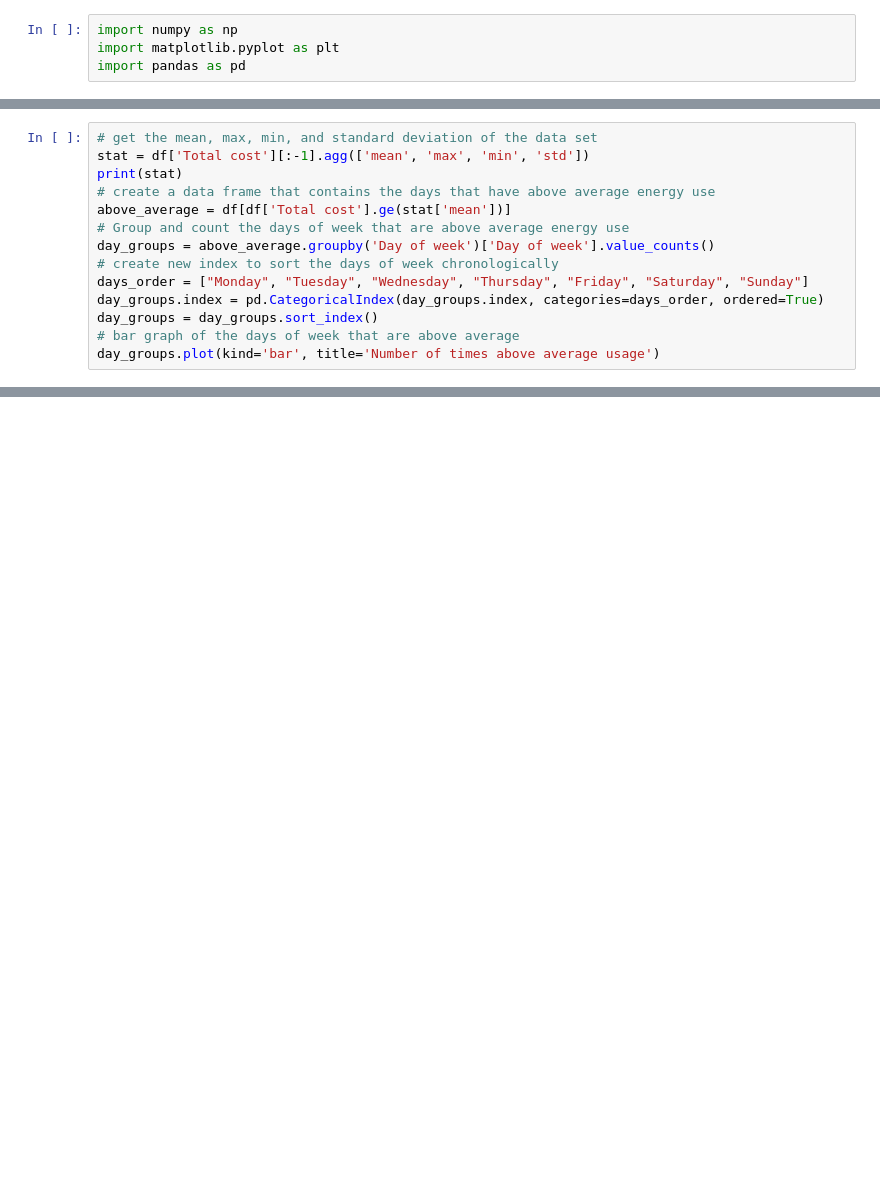
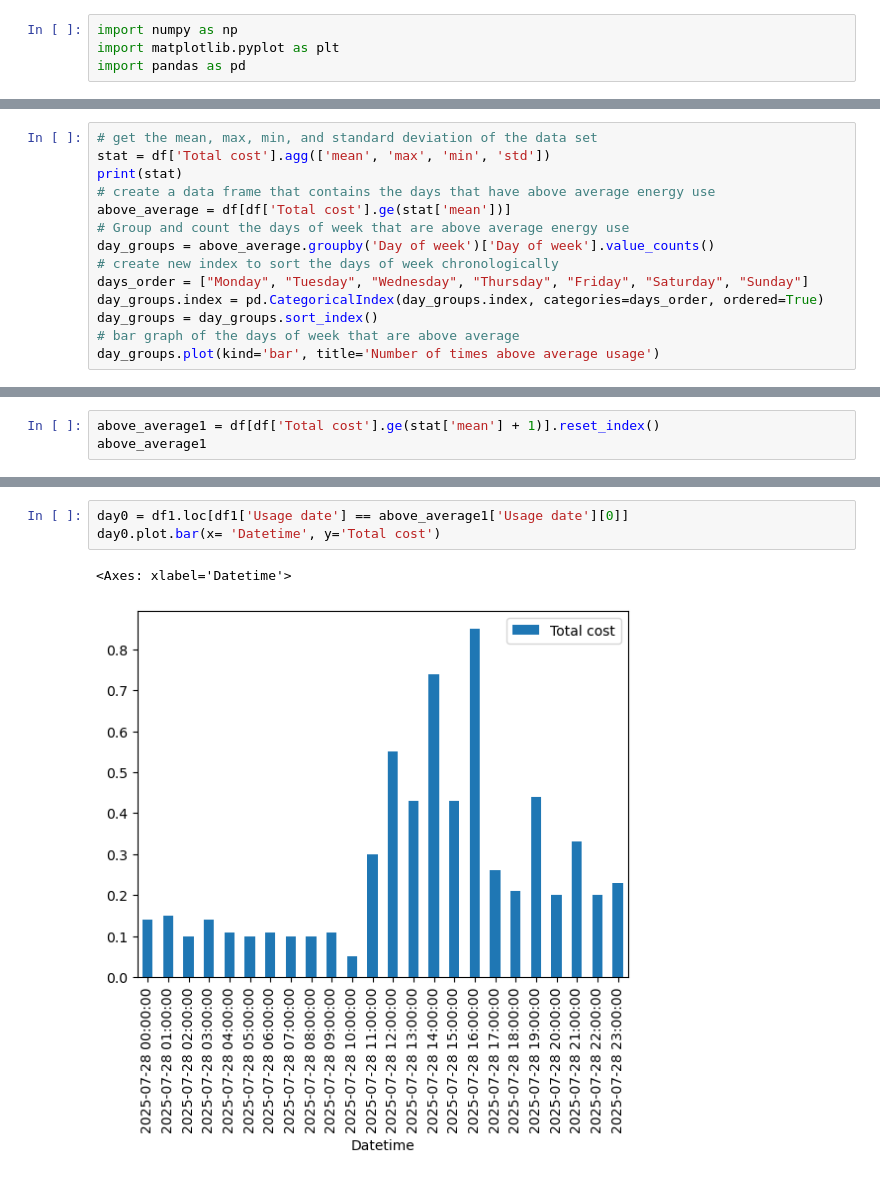
Before and after one commit to Natethanielr/custom_srp_dashboard, a Jupyter notebook: srp/srp.ipynb, the cells around one changed output, grey strips where cells are left out. Cells and saved outputs as stored; diff of their text form; blank space fills up the shorter version.

```diff
--- a/srp/srp.ipynb
+++ b/srp/srp.ipynb
@@ -51,6 +53,6 @@ ax1.legend()
 # %%
 # get the mean, max, min, and standard deviation of the data set
-stat = df['Total cost'][:-1].agg(['mean', 'max', 'min', 'std'])
+stat = df['Total cost'].agg(['mean', 'max', 'min', 'std'])
 print(stat)
 # create a data frame that contains the days that have above average energy use
 above_average = df[df['Total cost'].ge(stat['mean'])]
@@ -101,0 +118,3 @@ df1.head()
+# %%
+above_average1 = df[df['Total cost'].ge(stat['mean'] + 1)].reset_index()
+above_average1
@@ -101,0 +129,6 @@ df1.head()
+# %%
+day0 = df1.loc[df1['Usage date'] == above_average1['Usage date'][0]]
+day0.plot.bar(x= 'Datetime', y='Total cost')
+# %% [output]
+<Axes: xlabel='Datetime'>
+[figure, added]
```
Also changed, not shown: parts of 9 cells of this notebook, 3 other files.
